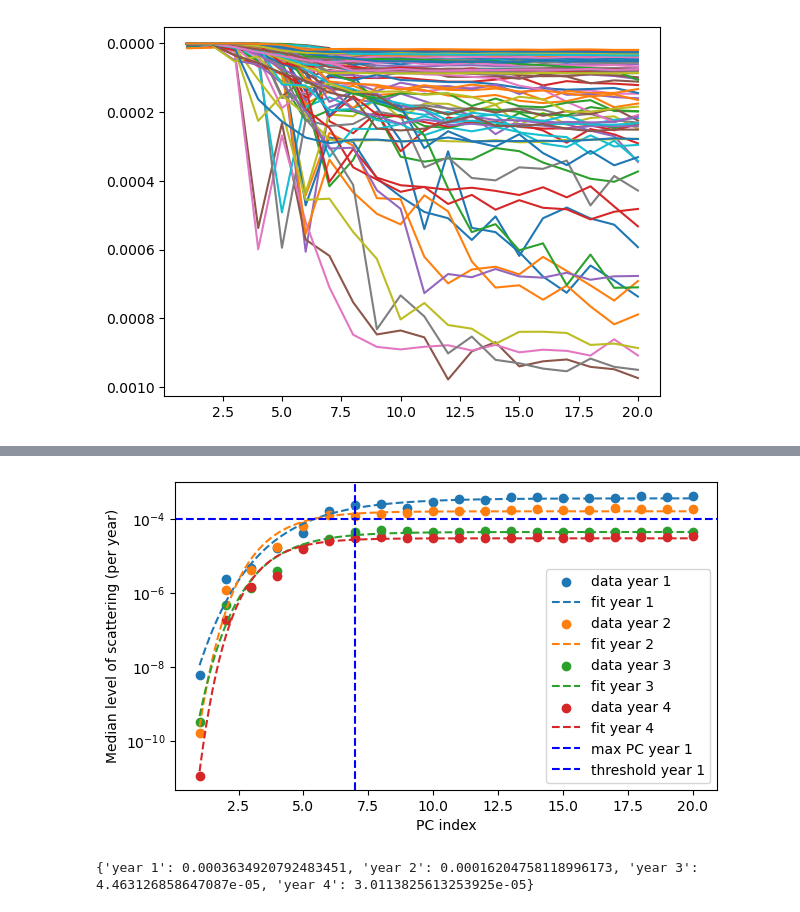
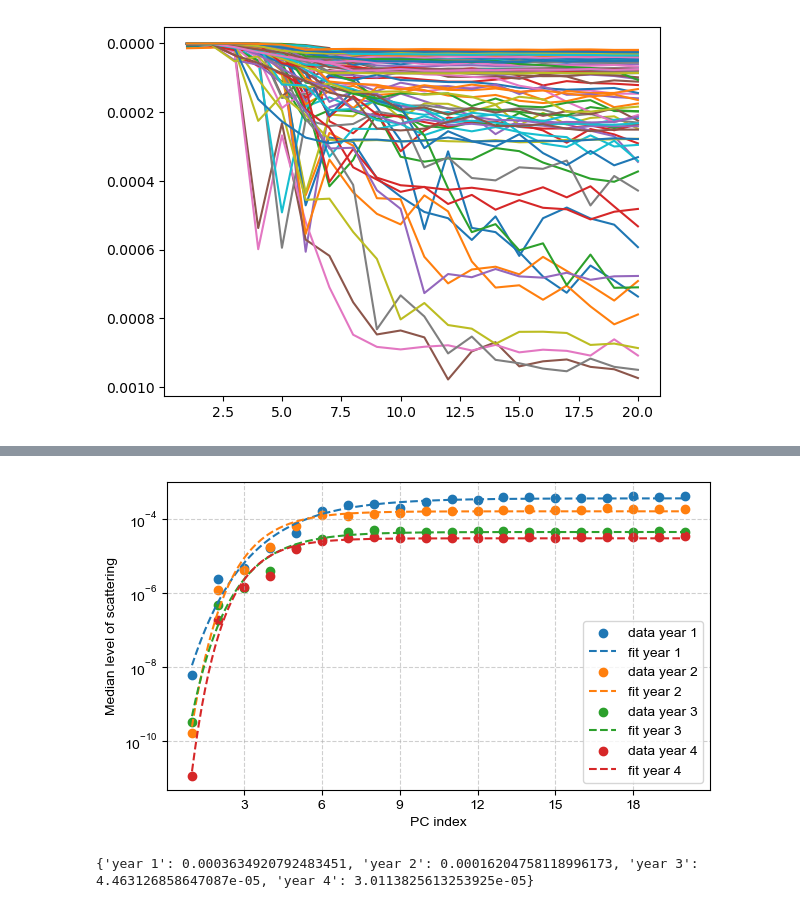
Before and after one commit to Professor-64/SPB-astroseismology, a Jupyter notebook: cleaninglightcurve.ipynb, the cells around one changed output, grey strips where cells are left out. Drawn from its saved outputs; the diff is of its cells as text; code cells hidden in the pictures.

```diff
--- a/cleaninglightcurve.ipynb
+++ b/cleaninglightcurve.ipynb
@@ -20,8 +28,8 @@ tu.reduction.extract_light_curve(TPF_files, outputdir="./spbstars/cleaned/proces
 # %%
 tu.reduction.group_lcs(inputdir='./spbstars/cleaned/processed_spb2',TICs=TIC, outputdir='./spbstars/cleaned/groupped')
 # %%
-picklefile1 = f"C:/Users/michi/Documents/Git/SPB-astroseismology/spbstars/cleaned/groupped_spb2/tic375038081_allsectors_corrected.pickle"
-picklefile2 = f"C:/Users/michi/Documents/Git/SPB-astroseismology/spbstars/cleaned/groupped_spb1/tic177162802_allsectors_corrected.pickle"
+picklefile1 = f"{BASE}/cleaned/groupped_spb2/tic375038081_allsectors_corrected.pickle"
+picklefile2 = f"{BASE}/cleaned/groupped_spb1/tic177162802_allsectors_corrected.pickle"
 
 with open(picklefile1, "rb") as f:
     sectors1 = pickle.load(f)
@@ -73,7 +81,6 @@ def plot_pc_localvar_boxplots(dm, nbins=40):
     local_vars_per_pc = local_variances_per_pc(dm, nbins=nbins)
     n_pc = len(local_vars_per_pc)
     x = np.arange(1, n_pc+1)
-    print(local_vars_per_pc)
     plt.boxplot(local_vars_per_pc, positions=x, showfliers=True)
     return local_vars_per_pc
 
@@ -85,8 +92,10 @@ def plot_trend_per_year(variance, year):
     })
 
     data['Median'] = data.median(axis=1)
+    data['Min'] = data.min(axis=1)
+    data['Max'] = data.max(axis=1)
     plt.plot(npc_list, data['Median'], label=f'Year {year}')
-    return data['Median']
+    return data
 # %%
 
 
@@ -176,27 +195,41 @@ def fit_y(y, jaar, npc_list):
 # %%
-y_list = [np.array(y1), np.array(y2), np.array(y3), np.array(y4)]
+y_list = [np.array(y1['Median']), np.array(y2['Median']), np.array(y3['Median']), np.array(y4['Median'])]
+y_err = [np.array((y1['Max']-y1['Min'])/2), np.array((y2['Max']-y2['Min'])/2), np.array((y2['Max']-y2['Min'])/2), np.array((y2['Max']-y2['Min'])/2)]
 
-plt.figure(figsize=(7,4))
+import matplotlib.pyplot as plt
+import matplotlib.ticker as mticker
+
+plt.rcParams.update({
+    "font.family": "Arial",          # overal Arial
+    "axes.grid": True,               # standaard grid aan
+    "grid.linestyle": "--",          # optioneel: stippellijn
+    "grid.alpha": 0.6,               # optioneel: transparantie
+})
+
+plt.figure(figsize=(7, 4))
 
 y_lim = {}
 
 for i, y in enumerate(y_list):
-    uitkomst = fit_y(y, i+1, npc_list)
-    y_lim[f"year {i+1}"] = (10**uitkomst["parameters"][2])
+    uitkomst = fit_y(y, i + 1, npc_list, err=None) #y_err[i]
+    y_lim[f"year {i + 1}"] = (10 ** uitkomst["parameters"][2])
 
+# assen
+plt.yscale("log")
+plt.xlabel("PC index")
+plt.ylabel("Median level of scattering")
 
+# X-as: alleen gehele getallen, geen decimalen
+ax = plt.gca()
+ax.xaxis.set_major_locator(mticker.MaxNLocator(integer=True))
 
-plt.axvline(7, ls='--', c='blue', label=f"max PC year 1")
-plt.axhline(1e-4, ls='--', c='blue', label=f"threshold year 1")
-#plt.axvline(uitkomst["npc"], ls='--', c='orange')
-#plt.axhline(uitkomst["treshhold"], ls='--', c='orange')
-plt.yscale('log')
-plt.xlabel("PC index")
-plt.ylabel("Median level of scattering (per year)")
+# legend & grid
 plt.legend()
+plt.grid(True, which="both", linestyle="--", alpha=0.6)
+plt.savefig("fit.pdf")
 plt.show()
 
 print(y_lim)
 # %% [output]
-[figure, old version]
+[figure, new version]
 {'year 1': 0.0003634920792483451, 'year 2': 0.00016204758118996173, 'year 3': 4.463126858647087e-05, 'year 4': 3.0113825613253925e-05}
```
Also changed, not shown: parts of 3 cells of this notebook, 4 other files.
